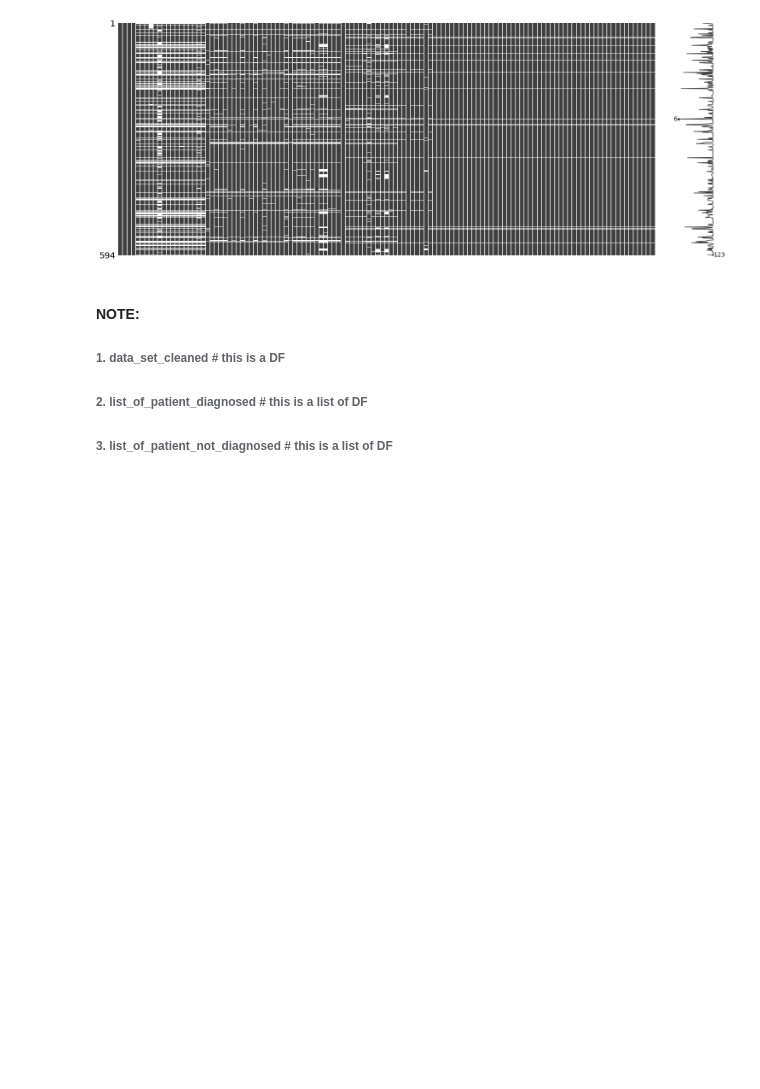
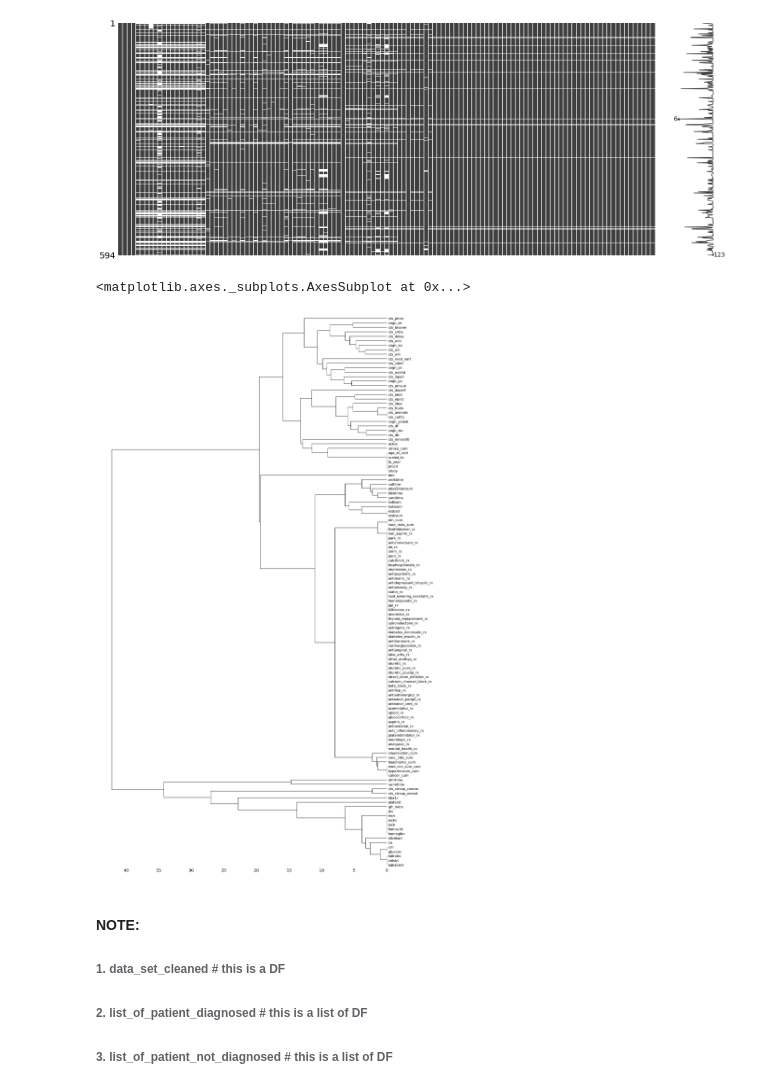
Before and after one commit to sssurvey/TF-learn-RA, a Jupyter notebook: bio-ra/Alzheimer set/workSpace_1.ipynb, the cells around one changed output. Saved outputs shown, nothing was run; the diff lists cells and outputs as text; code cells hidden in the pictures; blank space fills up the shorter version.

```diff
--- a/bio-ra/Alzheimer set/workSpace_1.ipynb
+++ b/bio-ra/Alzheimer set/workSpace_1.ipynb
@@ -224,6 +226,11 @@ msno.matrix(data_set_cleaned[3000:])
 [figure]
 [figure]
 [figure]
+# %%
+msno.dendrogram(data_set_cleaned)
+# %% [output]
+<matplotlib.axes._subplots.AxesSubplot at 0x...>
+[figure, added]
 # %% [markdown]
 #### NOTE:
 ###### 1. data_set_cleaned # this is a DF
```
Also changed, not shown: parts of 18 cells of this notebook.
